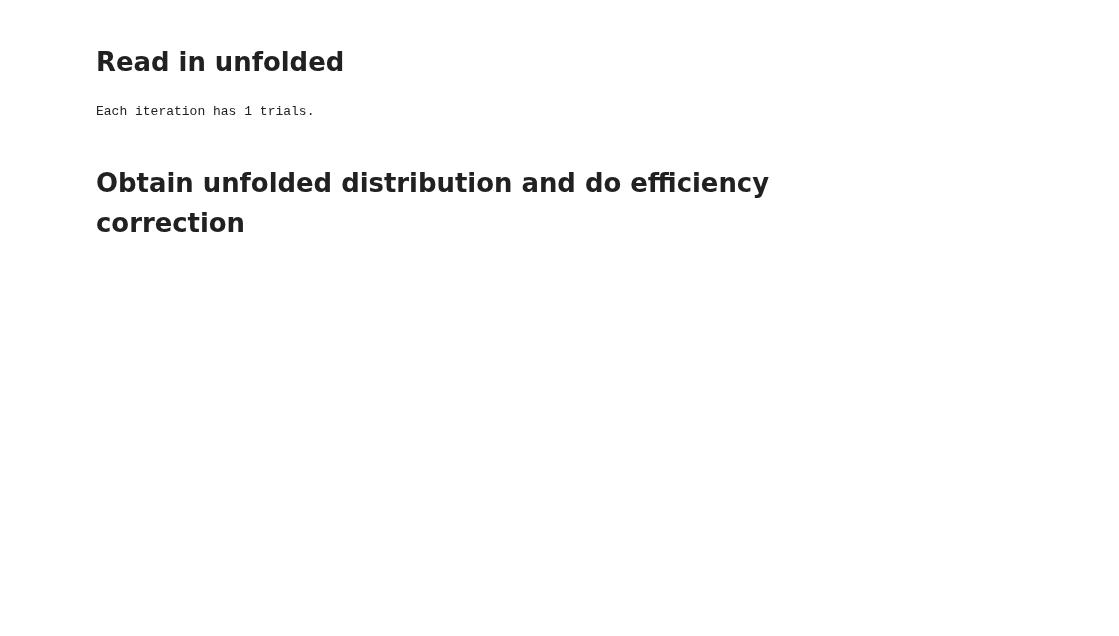
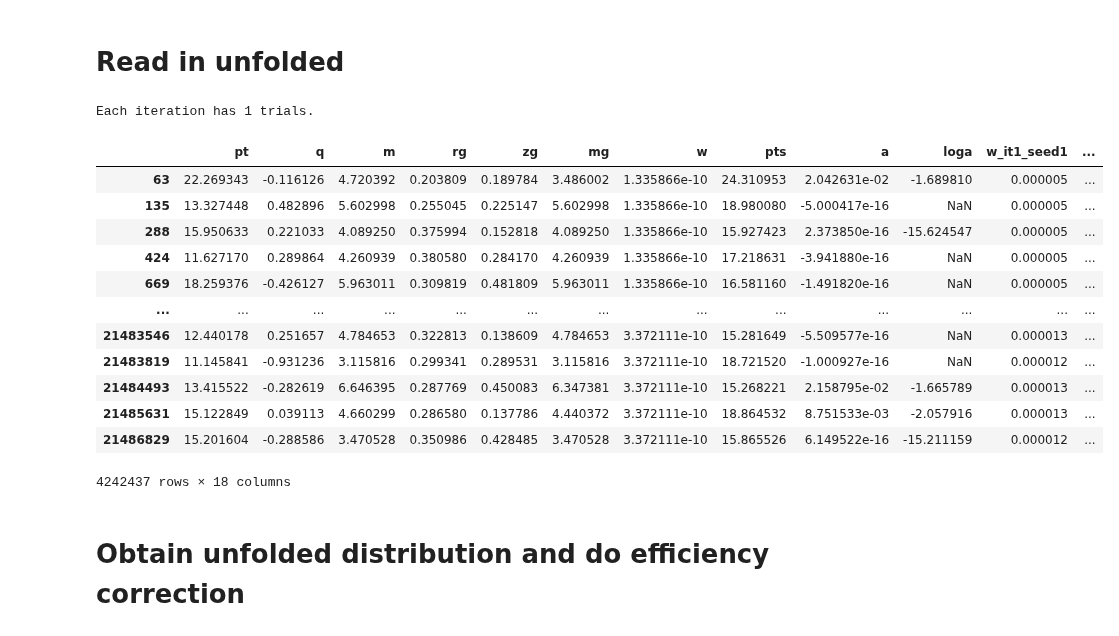
Before and after one commit to y-song/multifold-101326, a Jupyter notebook: plot.ipynb, the cells around one changed output. Saved outputs shown, nothing was run; the diff lists cells and outputs as text; code cells hidden in the pictures; blank space fills up the shorter version.

```diff
--- a/plot.ipynb
+++ b/plot.ipynb
@@ -48,7 +52,7 @@ def calc_hist_nonuniform(vals, bins, weights, density=False):
 # %%
 observables = ['pt','q','m','rg','zg','mg','w']
 observabless = ['pts']#,'qs','ms','rgs','zgs','mgs']
-inputFiles = ['/nfs/roberts/home/ys668/output/run12/all050124_rc_hadcorr05_notrueptcons.root',\
+inputFiles = ['/nfs/roberts/home/ys668/output/run12/all050124_rc_notrueptcons.root',\
              '/nfs/roberts/home/ys668/output/run12/all050124_rc_eff096_notrueptcons.root',\
              '/nfs/roberts/home/ys668/output/run12/all050124_rc_tow104_notrueptcons.root',\
              '/nfs/roberts/home/ys668/output/run12/all050124_rc_hadcorr05_notrueptcons.root']
@@ -68,6 +88,22 @@ for it in range(1,9):
         df1[column_name] = np.asarray(df_temp['weight'])
 # %% [output]
 Each iteration has 1 trials.
+# %%
+df1 # new columns are results (weights) from different iterations and different seeds (trials) (for this example, only had 1 trial)
+# %% [output]
+|  | pt | q | m | rg | zg | mg | w | pts | a | loga | w_it1_seed1 | ... |
+| 63 | 22.269343 | -0.116126 | 4.720392 | 0.203809 | 0.189784 | 3.486002 | 1.335866e-10 | 24.310953 | 2.042631e-02 | -1.689810 | 0.000005 | ... |
+| 135 | 13.327448 | 0.482896 | 5.602998 | 0.255045 | 0.225147 | 5.602998 | 1.335866e-10 | 18.980080 | -5.000417e-16 | NaN | 0.000005 | ... |
+| 288 | 15.950633 | 0.221033 | 4.089250 | 0.375994 | 0.152818 | 4.089250 | 1.335866e-10 | 15.927423 | 2.373850e-16 | -15.624547 | 0.000005 | ... |
+| 424 | 11.627170 | 0.289864 | 4.260939 | 0.380580 | 0.284170 | 4.260939 | 1.335866e-10 | 17.218631 | -3.941880e-16 | NaN | 0.000005 | ... |
+| 669 | 18.259376 | -0.426127 | 5.963011 | 0.309819 | 0.481809 | 5.963011 | 1.335866e-10 | 16.581160 | -1.491820e-16 | NaN | 0.000005 | ... |
+| ... | ... | ... | ... | ... | ... | ... | ... | ... | ... | ... | ... | ... |
+| 21483546 | 12.440178 | 0.251657 | 4.784653 | 0.322813 | 0.138609 | 4.784653 | 3.372111e-10 | 15.281649 | -5.509577e-16 | NaN | 0.000013 | ... |
+| 21483819 | 11.145841 | -0.931236 | 3.115816 | 0.299341 | 0.289531 | 3.115816 | 3.372111e-10 | 18.721520 | -1.000927e-16 | NaN | 0.000012 | ... |
+| 21484493 | 13.415522 | -0.282619 | 6.646395 | 0.287769 | 0.450083 | 6.347381 | 3.372111e-10 | 15.268221 | 2.158795e-02 | -1.665789 | 0.000013 | ... |
+| 21485631 | 15.122849 | 0.039113 | 4.660299 | 0.286580 | 0.137786 | 4.440372 | 3.372111e-10 | 18.864532 | 8.751533e-03 | -2.057916 | 0.000013 | ... |
+| 21486829 | 15.201604 | -0.288586 | 3.470528 | 0.350986 | 0.428485 | 3.470528 | 3.372111e-10 | 15.865526 | 6.149522e-16 | -15.211159 | 0.000012 | ... |
+4242437 rows × 18 columns
 # %% [markdown]
 # Obtain unfolded distribution and do efficiency correction
 # %%
```
Also changed, not shown: parts of 6 cells of this notebook, 3 other files.
